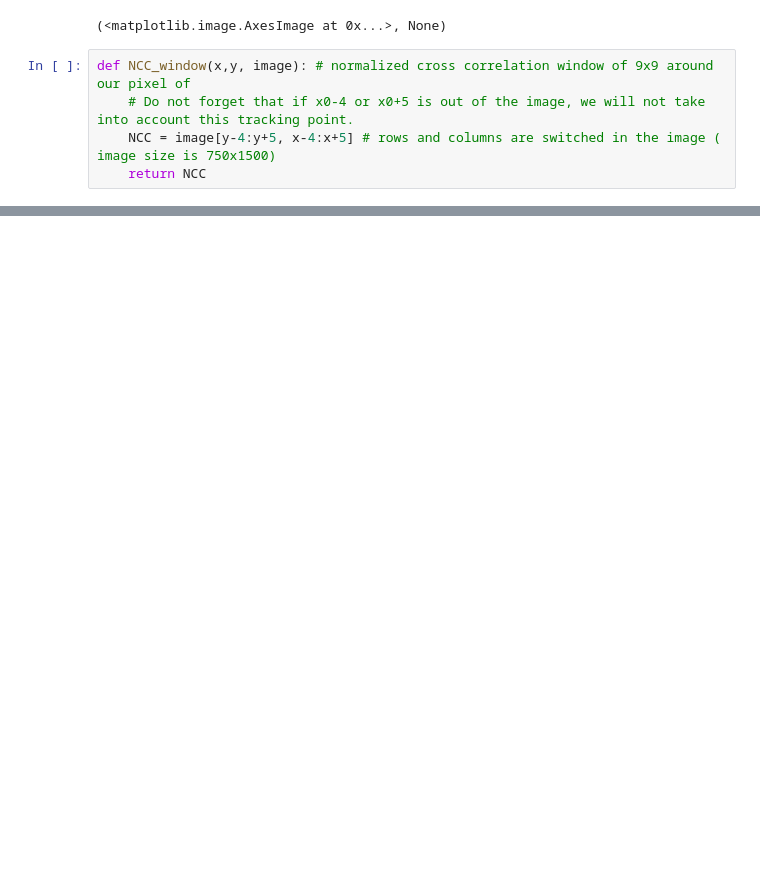
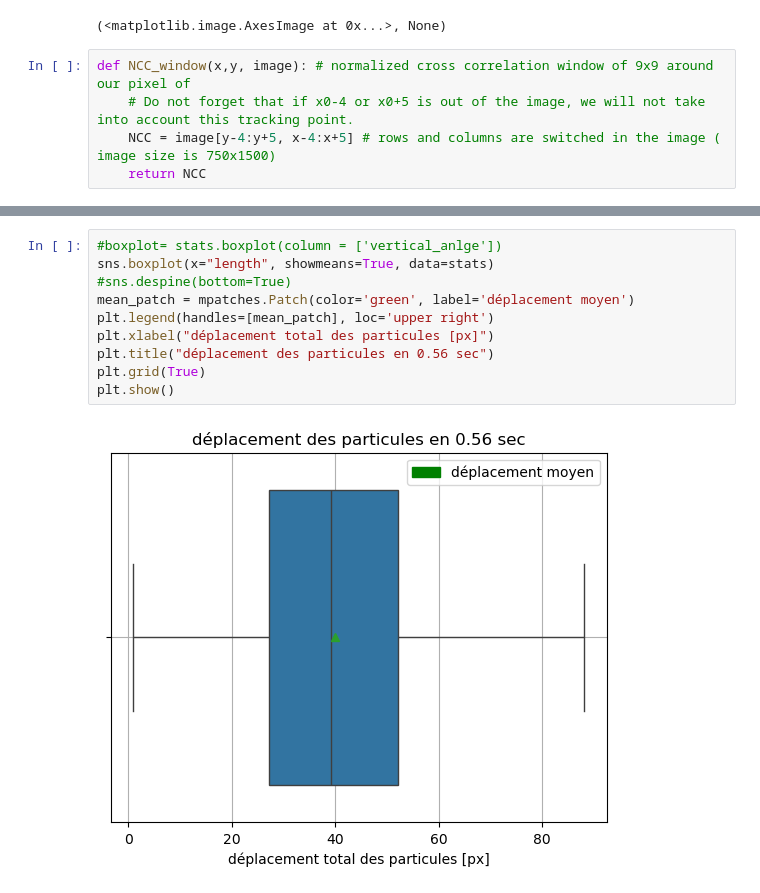
Before and after one commit to rosa-github/Design-Project, a Jupyter notebook: tracking_v2.ipynb, the cells around one changed output, grey strips where cells are left out. Drawn from its saved outputs; the diff is of its cells as text; blank space fills up the shorter version.

```diff
--- a/tracking_v2.ipynb
+++ b/tracking_v2.ipynb
@@ -210,0 +236,12 @@ display(stats[['direction', 'length']].describe())
+# %%
+#boxplot= stats.boxplot(column = ['vertical_anlge'])
+sns.boxplot(x="length", showmeans=True, data=stats)
+#sns.despine(bottom=True)
+mean_patch = mpatches.Patch(color='green', label='déplacement moyen')
+plt.legend(handles=[mean_patch], loc='upper right')
+plt.xlabel("déplacement total des particules [px]")
+plt.title("déplacement des particules en 0.56 sec")
+plt.grid(True)
+plt.show()
+# %% [output]
+[figure, added]
```
Also changed, not shown: parts of 10 cells of this notebook.
